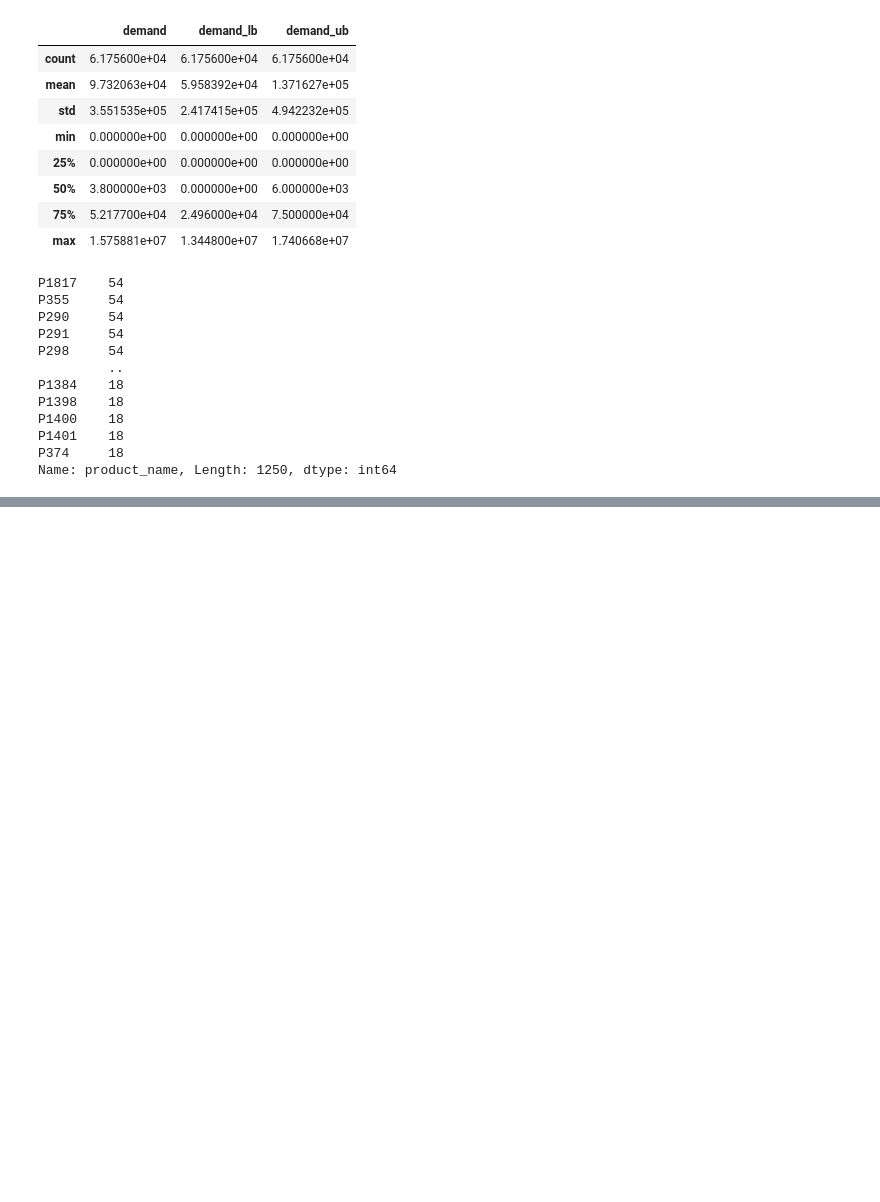
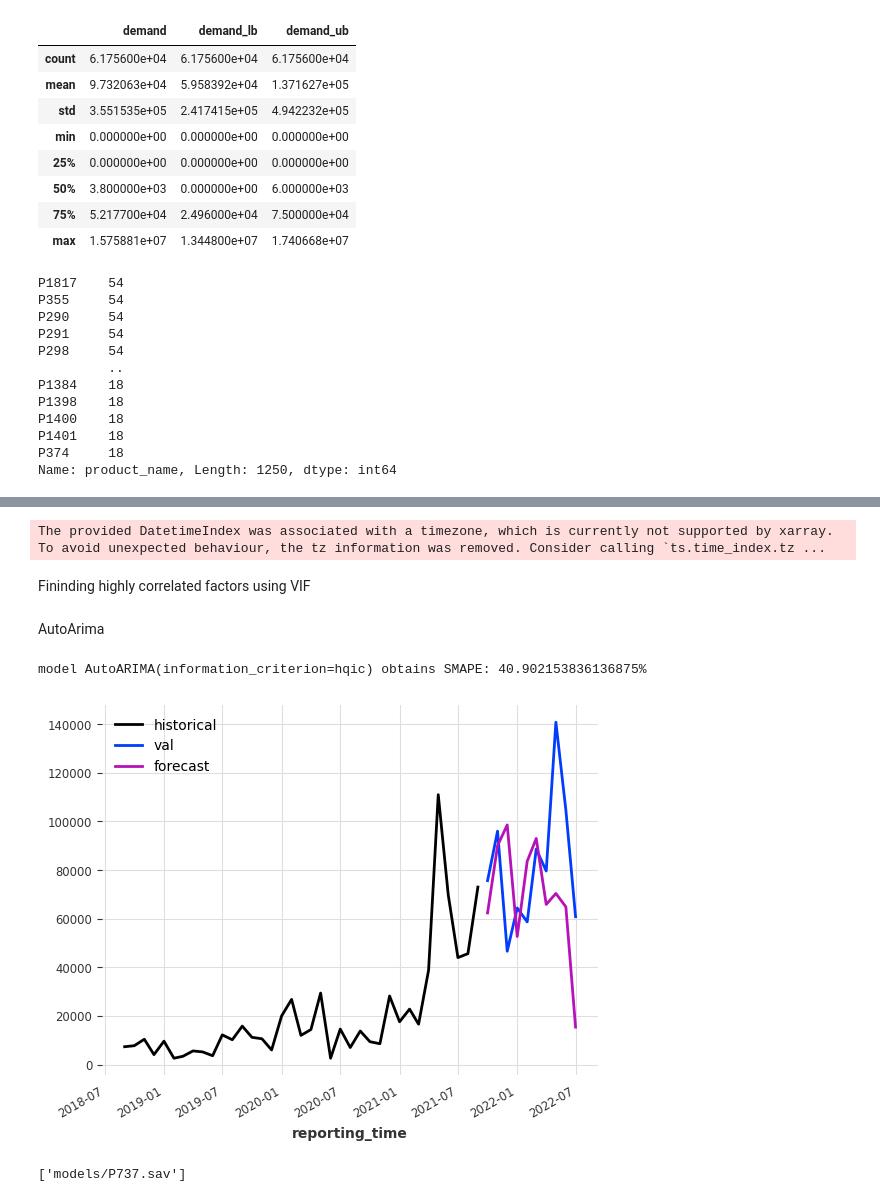
Before and after one commit to SongaZonga/tum_DAP_project, a Jupyter notebook: darts_test.ipynb, the cells around one changed output, grey strips where cells are left out. Drawn from its saved outputs; the diff is of its cells as text; code cells hidden in the pictures; blank space fills up the shorter version.

Commit message:
Updated testing of darts with multiple different models

```diff
--- a/darts_test.ipynb
+++ b/darts_test.ipynb
@@ -155,0 +118,78 @@ model Theta(season_mode=SeasonalityMode.ADDITIVE) obtains MAPE: 89.80%
+# %%
+test_df = test_df[['demand', 'demand_lb', 'demand_ub', 'external1', 'external2',
+                   'external3', 'external4', 'external5', 'external6', 'external7']]
+train = 0.7
+val = 0.2
+test = 0.1
+
+scaler_train = Scaler()
+scaler_val_all = Scaler()
+scaler_val_uni = Scaler()
+scaler_val_cov = Scaler()
+scaler_test = Scaler()
+
+length = len(test_df)
+darts_df = TimeSeries.from_dataframe(test_df)
+# darts_df = TimeSeries.from_series(test_df.demand_lb)
+train_set, val_test= darts_df.split_before(train)
+val_set, test_set = val_test.split_before(2/3)
+
+train_set = scaler_train.fit_transform(train_set)
+val_set_all = scaler_val_all.fit_transform(val_set)
+val_set_uni = scaler_val_uni.fit_transform(val_set['demand'])
+val_set_cov = scaler_val_cov.fit_transform(val_set[['demand', 'demand_lb', 'demand_ub']])
+
+test_set = scaler_test.fit_transform(test_set)
+# %% [output]
+The provided DatetimeIndex was associated with a timezone, which is currently not supported by xarray. To avoid unexpected behaviour, the tz information was removed. Consider calling `ts.time_index.tz ...
+# %% [markdown]
+Fininding highly correlated factors using VIF
+# %%
+from statsmodels.stats.outliers_influence import variance_inflation_factor
+
+def VIF(df, threshold = 10):
+    vif_df = calc_VIF(df)
+    return list(remove_VIF(df, vif_df, threshold=threshold).drop(columns=f'VIF_{threshold}')['variables'])
+
+def remove_VIF(df_1, df_2, threshold):
+    df_2[f'VIF_{threshold}'] = df_2['VIF'].apply(lambda x : True if x <=threshold else False)
+    while df_2[f'VIF_{threshold}'].sum() != len(df_2):
+        dropped_col = df_2[df_2['VIF'] == df_2['VIF'].max()]['variables'].item()
+        df_1 = df_1.drop(columns= dropped_col)
+        df_2 = calc_VIF(df_1)
+        df_2[f'VIF_{threshold}'] = df_2['VIF'].apply(lambda x : True if x <=5 else False)
+    return df_2
+
+def calc_VIF(df):
+    vif = pd.DataFrame()
+    vif['variables'] = df.columns
+    vif['VIF'] = [variance_inflation_factor(df.values, i) for i in range(df.shape[1])]
+    return vif
+# %% [markdown]
+AutoArima
+# %%
+external_variables = VIF(test_df[['external1', 'external2', 'external3', 'external4', 'external5', 'external6', 'external7']])
+
+autoArima = AutoARIMA(information_criterion = 'hqic')
+
+def eval_model(model, train, val):
+    model.fit(series=train['demand'],
+              future_covariates=train[external_variables])
+    forecast=model.predict(len(val['demand']), future_covariates = val[external_variables])
+    forecast=scaler_val_uni.inverse_transform(forecast)
+    val = scaler_val_all.inverse_transform(val)
+    print(f"model {model} obtains SMAPE: {smape(val['demand'], forecast)}%")
+    scaler_train.inverse_transform(train)['demand'].plot(label='historical')
+    val['demand'].plot(label='val')
+    forecast.plot(label = 'forecast')
+
+eval_model(model=autoArima, train=train_set, val=val_set_all)
+# %% [output]
+model AutoARIMA(information_criterion=hqic) obtains SMAPE: 40.902153836136875%
+[figure, added]
+# %%
+import joblib
+filename = f'{prod_name_indv}.sav'
+joblib.dump(autoArima, filename=f'models/{filename}')
+# %% [output]
+['models/P737.sav']
```
Also changed, not shown: parts of 28 cells of this notebook.
